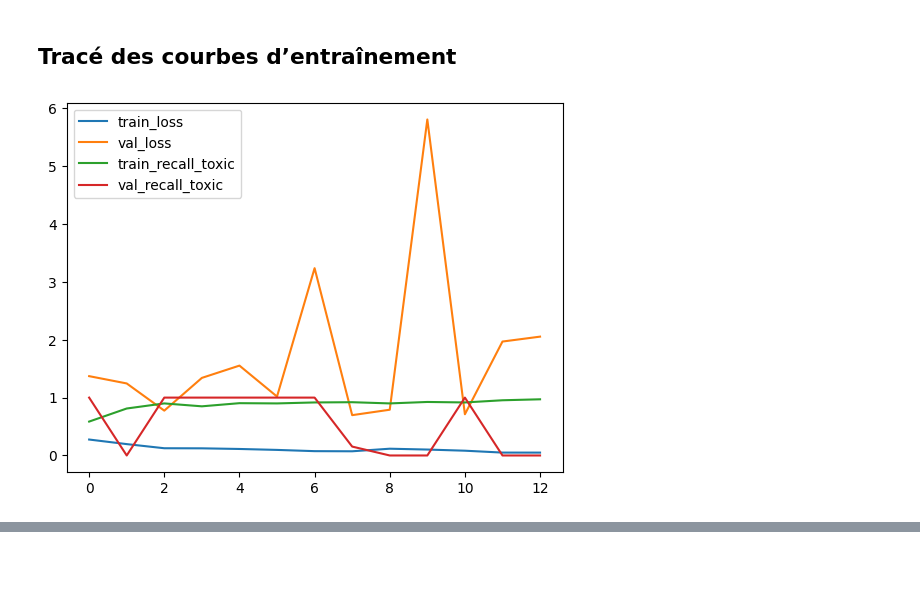
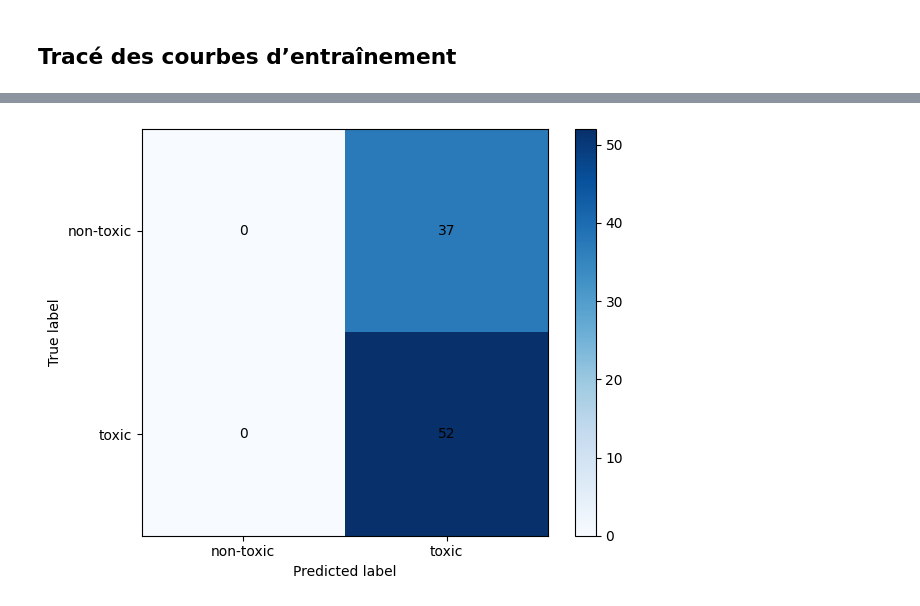
Before and after one commit to Tiits/microcoleus-project, a Jupyter notebook: notebooks/04_finetune.ipynb, the cells around one changed output, grey strips where cells are left out. Cells and saved outputs as stored; diff of their text form; code cells hidden in the pictures; blank space fills up the shorter version.

Commit message:
chore: prepare for experiment (finetune) – update config/model code

```diff
--- a/notebooks/04_finetune.ipynb
+++ b/notebooks/04_finetune.ipynb
@@ -22,12 +30,25 @@ from sklearn.metrics import f1_score
 # %%
+warnings.filterwarnings(
+    "ignore",
+    category=UserWarning,
+    module="keras\\.src\\.trainers\\.data_adapters\\.py_dataset_adapter"
+)
+
+CFG_OUT  = os.path.join('..','outputs','configs','all')
+FIG_OUT  = os.path.join('..','outputs','figures', 'all', 'finetune')
+LOG_OUT  = os.path.join('..','outputs','logs', 'all', 'finetune')
+
+for d in (CFG_OUT, FIG_OUT, LOG_OUT):
+    os.makedirs(d, exist_ok=True)
+
 # Génération du Run ID: date + git hash
 today = date.today().isoformat()
 commit = subprocess.check_output(["git","rev-parse","--short","HEAD"]).decode().strip()
-RUN_ID = f"{today}_{commit}"
+run_id = f"{today}_{commit}"
 
 # Chargement de la configuration via un chemin relatif
 config = load_config('../configs/config_finetune.yaml')
 tf.random.set_seed(config['seed'])
 
-print("Run ID :", RUN_ID)
+print("Run ID :", run_id)
 # %% [output]
@@ -56,8 +77,15 @@ val_df = pd.DataFrame({
 train_datagen = get_train_datagen(config)
 val_datagen   = get_val_datagen()
 
+cw = config['loss']['class_weights']
+
+train_df['weights'] = train_df['class'].map(cw)
+
 train_gen = train_datagen.flow_from_dataframe(
-    train_df, x_col='filename', y_col='class',
+    train_df,
+    x_col='filename',
+    y_col='class',
+    weight_col='weights',
     target_size=tuple(config['input']['size']),
     batch_size=config['input']['batch_size'],
     class_mode='binary',
@@ -141,7 +164,6 @@ history = model.fit(
     epochs=config['training']['epochs'],
     validation_data=val_gen,
     callbacks=[es, mc],
-    class_weight=cw
 )
 # %% [output]
 Epoch 1/40
@@ -169,12 +192,19 @@ pd.to_pickle(history.history, hist_path)
 # %% [markdown]
 ## Tracé des courbes d’entraînement
-# %%
-hist = pd.read_pickle('../outputs/checkpoints/all/finetune/history_finetune_resnet50.pkl')
-plt.plot(hist['loss'], label='train_loss')
-plt.plot(hist['val_loss'], label='val_loss')
-plt.plot(hist['recall_toxic'], label='train_recall_toxic')
-plt.plot(hist['val_recall_toxic'], label='val_recall_toxic')
-plt.legend()
-plt.show()
-# %% [output]
-[figure, removed]
+# %%
+# 1) Prévisions sur le set de val
+logits = model.predict(val_gen)
+y_score = tf.sigmoid(logits).numpy().ravel()
+y_true  = val_gen.classes
+y_pred  = (y_score >= 0.5).astype(int)
+
+# 2) Matrice de confusion
+cm = compute_confusion_matrix(y_true, y_pred, normalize=False)
+
+# Sauvegarde de la matrice
+fig_path = os.path.join(FIG_OUT, f"{run_id}_confusion_matrix.png")
+plt.savefig(fig_path, dpi=300)
+print("Matrice sauvegardées dans :", fig_path)
+
+plt.show(plot_confusion_matrix(cm))
+# %% [output]
@@ -180,0 +212 @@ plt.show()
+[figure, added]
```
Also changed, not shown: parts of 13 cells of this notebook, 2 other files.
